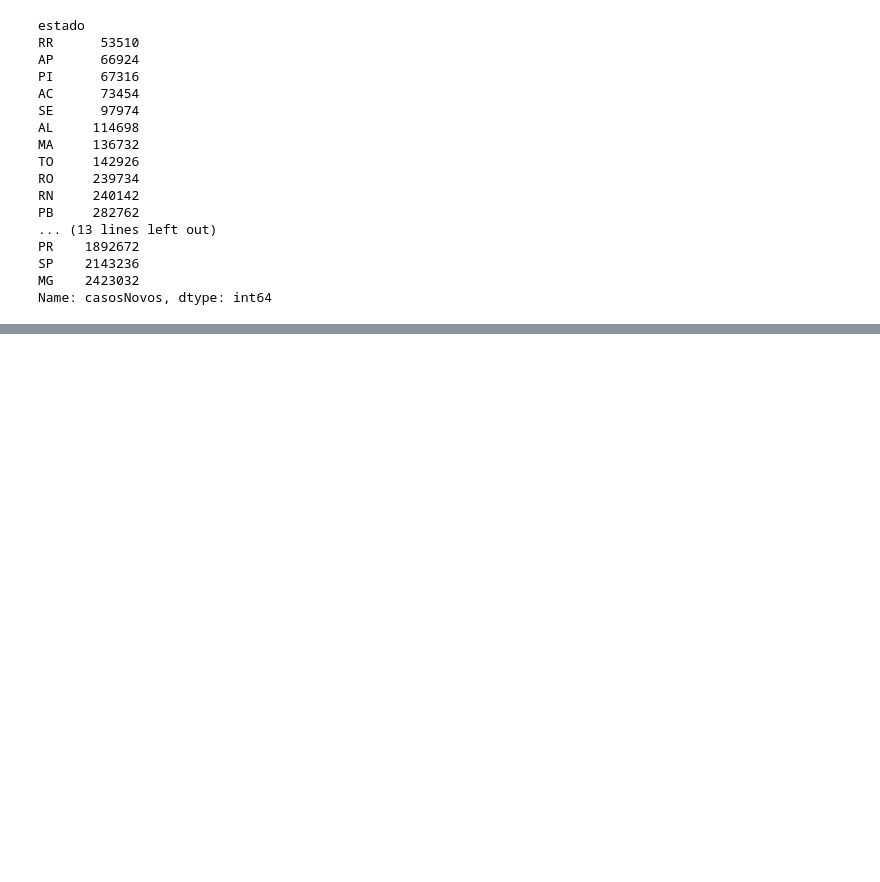
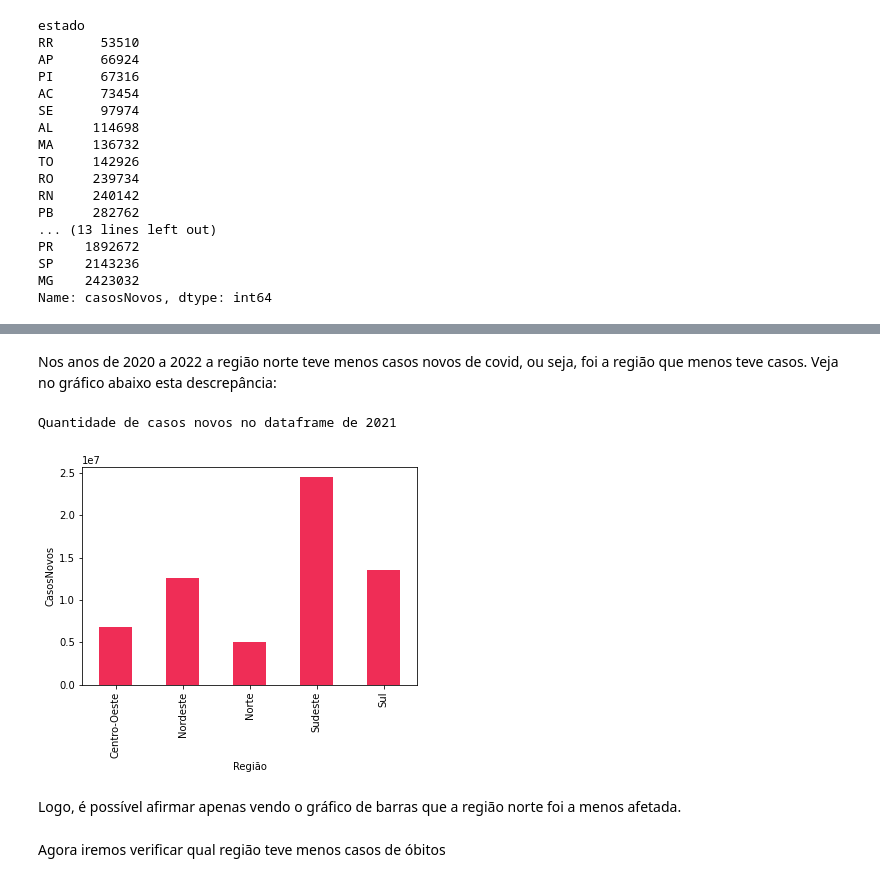
Before and after one commit to GabriellMiranda/TP-Dados-Analise-de-dados-de-covid, a Jupyter notebook: Trabalho_de_Dados.ipynb, the cells around one changed output, grey strips where cells are left out. Cells and saved outputs as stored; diff of their text form; code cells hidden in the pictures; blank space fills up the shorter version.

```diff
--- a/Trabalho_de_Dados.ipynb
+++ b/Trabalho_de_Dados.ipynb
@@ -704,0 +748,4 @@ O estaod que teve a maior taxa de covid foi o estado de Minas Gerais.
+# %%
+#Agrupando as regiões e verificando quais delas tiveram menos casos, vamos usar o dataframe que contenham todos os dados de 2020, 2021 e 2022
+regioesOrdenadas = RegioesBrasilFull.groupby('regiao')
+regioesOrdenadas['casosNovos'].sum().sort_values()
@@ -704,0 +760,15 @@ O estaod que teve a maior taxa de covid foi o estado de Minas Gerais.
+# %% [markdown]
+Nos anos de 2020 a 2022 a região norte teve menos casos novos de covid, ou seja, foi a região que menos teve casos. Veja no gráfico abaixo esta descrepância:
+# %%
+regioesOrdenadas.sum()['casosNovos'].plot(kind='bar', color='#EF2D56')
+plt.ylabel('CasosNovos')
+plt.xlabel('Região')
+print("Quantidade de casos novos no dataframe de 2021")
+plt.show()
+# %% [output]
+Quantidade de casos novos no dataframe de 2021
+[figure, added]
+# %% [markdown]
+Logo, é possível afirmar apenas vendo o gráfico de barras que a região norte foi a menos afetada.
+# %% [markdown]
+Agora iremos verificar qual região teve menos casos de óbitos
```
Also changed, not shown: parts of 19 cells of this notebook.
